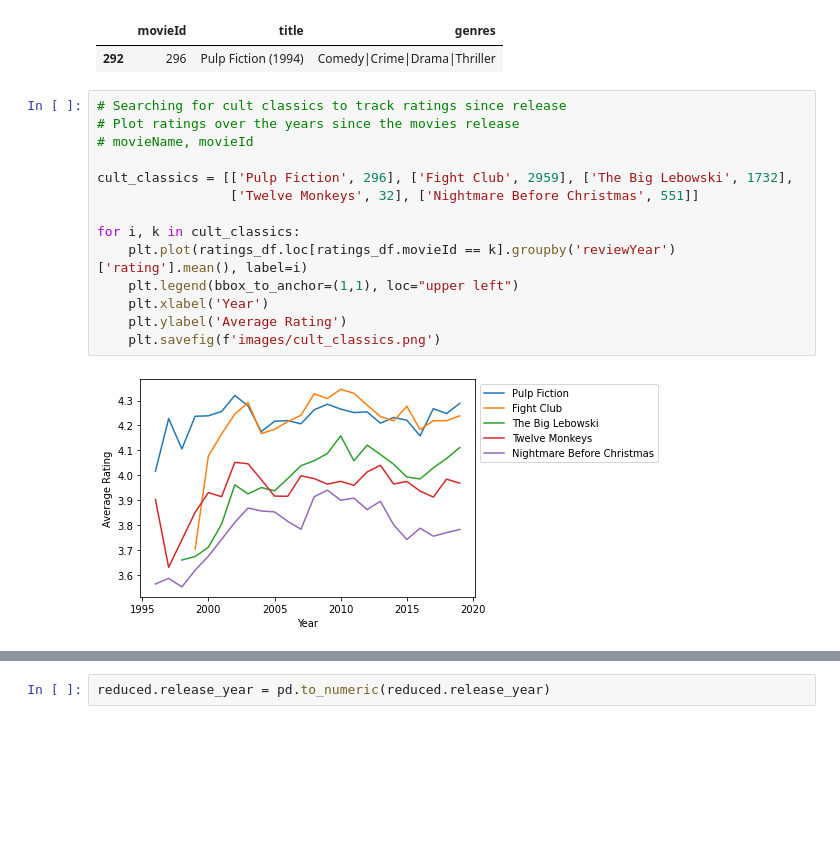
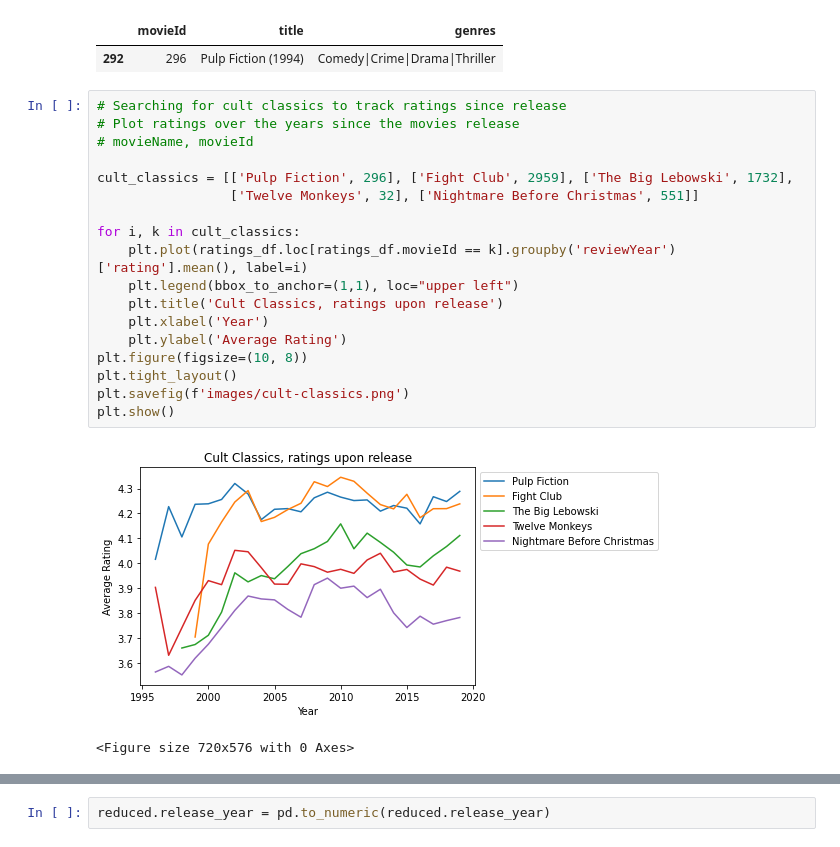
Before and after one commit to blancacarretero/movie-recommendation-engine, a Jupyter notebook: main.ipynb, the cells around one changed output, grey strips where cells are left out. Drawn from its saved outputs; the diff is of its cells as text; blank space fills up the shorter version.

```diff
--- a/main.ipynb
+++ b/main.ipynb
@@ -391,19 +400,24 @@ movies_df.loc[movies_df.title.str.contains('Pulp Fiction')]
 # %%
 # Searching for cult classics to track ratings since release
 # Plot ratings over the years since the movies release
 # movieName, movieId
 
 cult_classics = [['Pulp Fiction', 296], ['Fight Club', 2959], ['The Big Lebowski', 1732],
                  ['Twelve Monkeys', 32], ['Nightmare Before Christmas', 551]]
 
 for i, k in cult_classics:
     plt.plot(ratings_df.loc[ratings_df.movieId == k].groupby('reviewYear')['rating'].mean(), label=i)
     plt.legend(bbox_to_anchor=(1,1), loc="upper left")
+    plt.title('Cult Classics, ratings upon release')
     plt.xlabel('Year')
     plt.ylabel('Average Rating')
-    plt.savefig(f'images/cult_classics.png')
+plt.figure(figsize=(10, 8))
+plt.tight_layout()
+plt.savefig(f'images/cult-classics.png')
+plt.show()
 # %% [output]
-[figure, old version]
+[figure, new version]
+<Figure size 720x576 with 0 Axes>
 # %%
 reduced = movie_ratings.sample(1000000)
 reduced['year'] = reduced.title.str.extract('\((.*)\)')[0]
```
Also changed, not shown: parts of 26 cells of this notebook.
